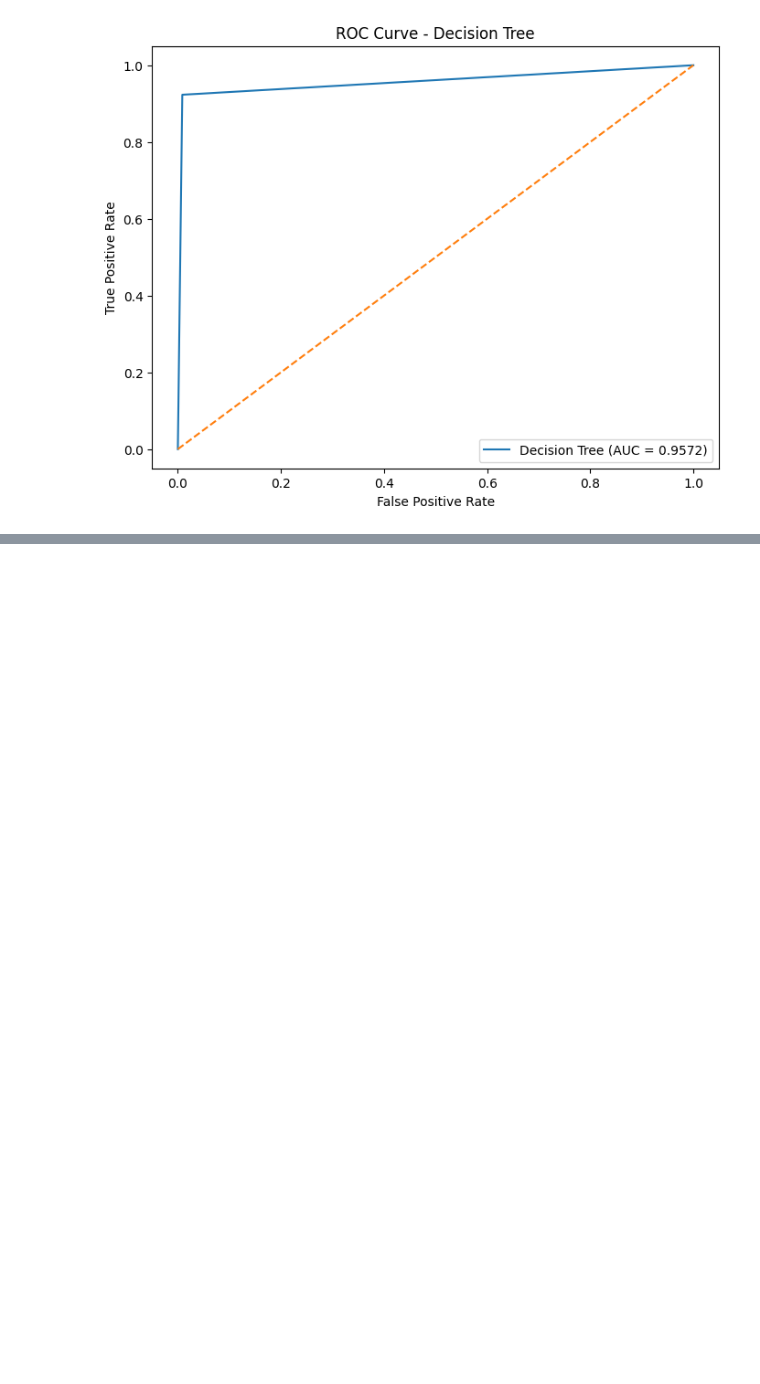
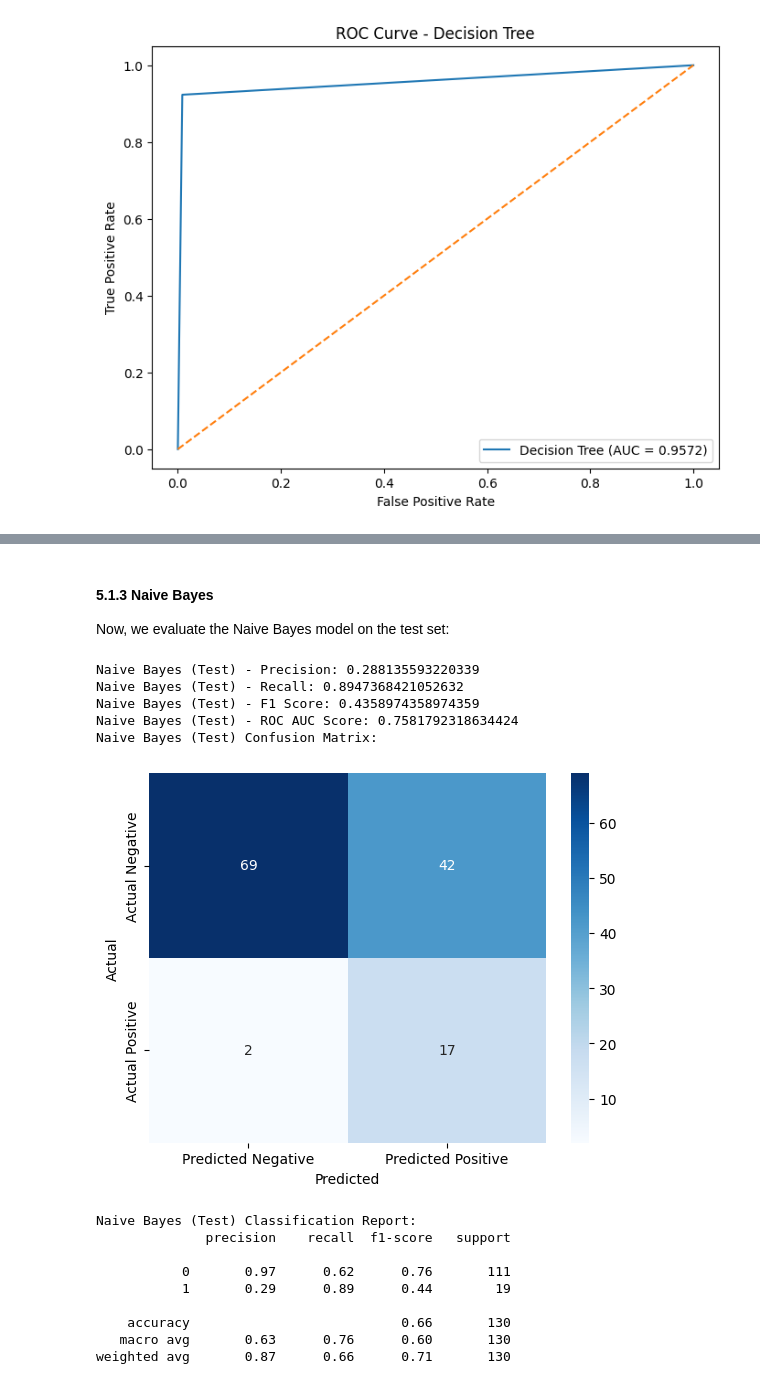
Before and after one commit to dizzydroid/ASU_SeniorProject_ML, a Jupyter notebook: CovidOutcome_nb.ipynb, the cells around one changed output, grey strips where cells are left out. Drawn from its saved outputs; the diff is of its cells as text; code cells hidden in the pictures; blank space fills up the shorter version.

```diff
--- a/CovidOutcome_nb.ipynb
+++ b/CovidOutcome_nb.ipynb
@@ -642,0 +741,46 @@ plt.show()
+# %% [markdown]
+#### **5.1.3 Naive Bayes**
+Now, we evaluate the Naive Bayes model on the test set:
+# %%
+# Evaluate Naive Bayes on the test set
+y_test_pred_nb = naive_bayes.predict(X_test)
+y_test_pred_nb_proba = naive_bayes.predict_proba(X_test)[:, 1]
+
+# Calculate metrics
+precision_nb_test = precision_score(y_test, y_test_pred_nb)
+recall_nb_test = recall_score(y_test, y_test_pred_nb)
+f1_nb_test = f1_score(y_test, y_test_pred_nb)
+roc_auc_nb_test = roc_auc_score(y_test, y_test_pred_nb)
+
+# Display the evaluation metrics
+print(f"Naive Bayes (Test) - Precision: {precision_nb_test}")
+print(f"Naive Bayes (Test) - Recall: {recall_nb_test}")
+print(f"Naive Bayes (Test) - F1 Score: {f1_nb_test}")
+print(f"Naive Bayes (Test) - ROC AUC Score: {roc_auc_nb_test}")
+
+# Confusion Matrix and Classification Report for Naive Bayes
+print("Naive Bayes (Test) Confusion Matrix:")
+conf_matrix_nb_test = confusion_matrix(y_test, y_test_pred_nb)
+sns.heatmap(conf_matrix_nb_test, annot=True, fmt='d', cmap='Blues', xticklabels=['Predicted Negative', 'Predicted Positive'], yticklabels=['Actual Negative', 'Actual Positive'])
+plt.xlabel('Predicted')
+plt.ylabel('Actual')
+plt.show()
+
+print("\nNaive Bayes (Test) Classification Report:")
+print(classification_report(y_test, y_test_pred_nb))
+# %% [output]
+Naive Bayes (Test) - Precision: 0.288135593220339
+Naive Bayes (Test) - Recall: 0.8947368421052632
+Naive Bayes (Test) - F1 Score: 0.4358974358974359
+Naive Bayes (Test) - ROC AUC Score: 0.7581792318634424
+Naive Bayes (Test) Confusion Matrix:
+[figure, added]
+Naive Bayes (Test) Classification Report:
+              precision    recall  f1-score   support
+
+           0       0.97      0.62      0.76       111
+           1       0.29      0.89      0.44        19
+
+    accuracy                           0.66       130
+   macro avg       0.63      0.76      0.60       130
+weighted avg       0.87      0.66      0.71       130
```
Also changed, not shown: parts of 16 cells of this notebook.
